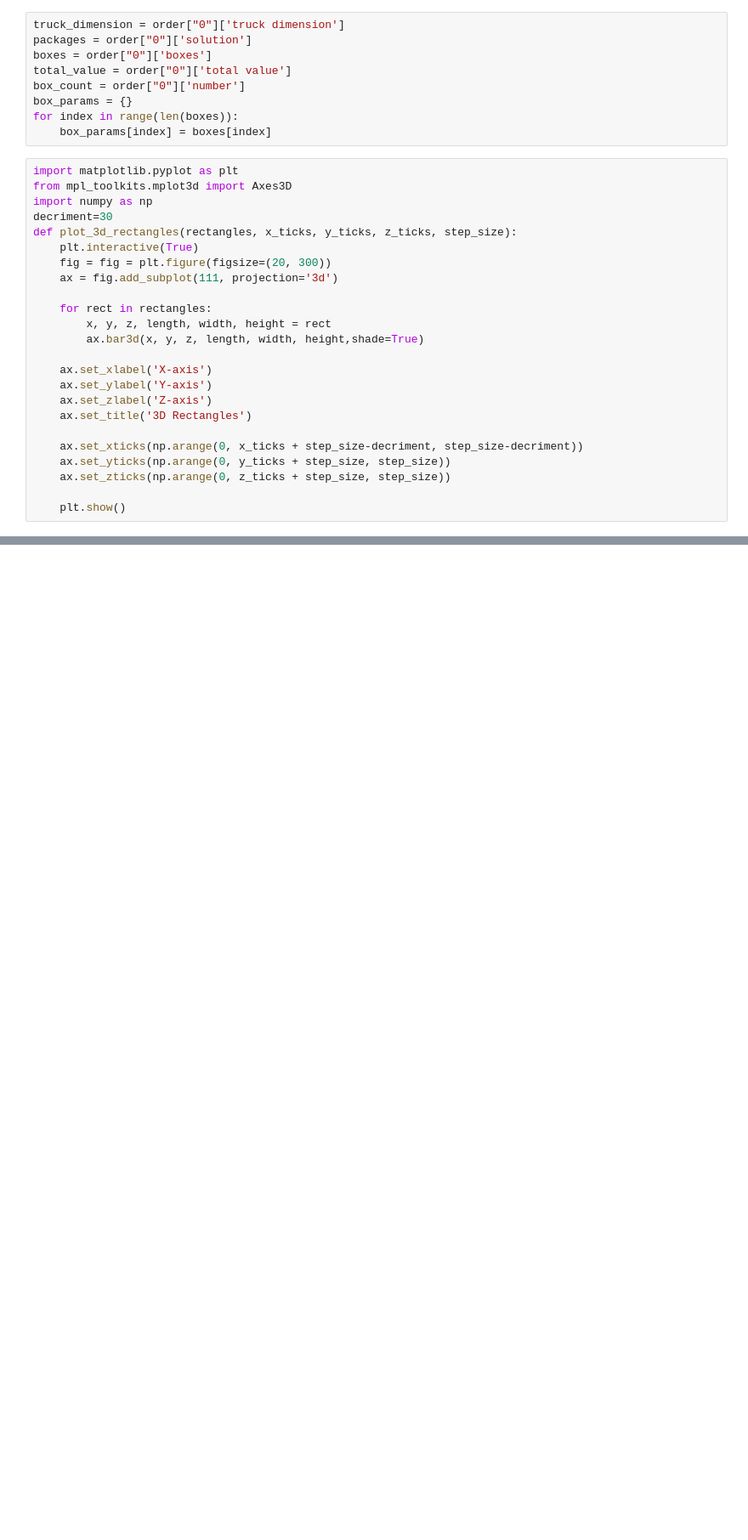
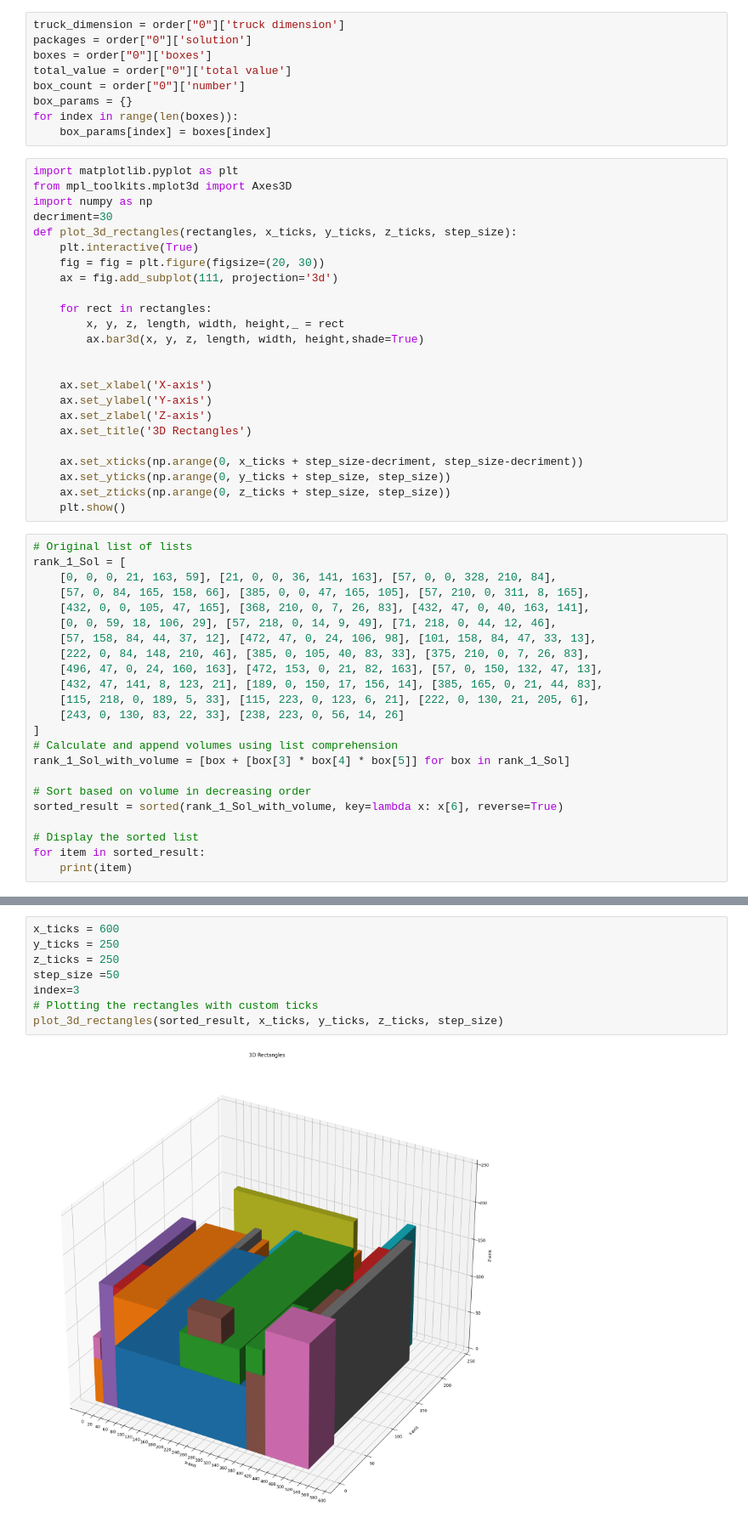
Before and after one commit to mahboobelahi/CLP, a Jupyter notebook: Tests.ipynb, the cells around one changed output, grey strips where cells are left out. Shown: that part at 85% size. Cells and saved outputs as stored; diff of their text form; blank space fills up the shorter version.

```diff
--- a/Tests.ipynb
+++ b/Tests.ipynb
@@ -142,12 +106,13 @@ import numpy as np
 decriment=30
 def plot_3d_rectangles(rectangles, x_ticks, y_ticks, z_ticks, step_size):
     plt.interactive(True)
-    fig = fig = plt.figure(figsize=(20, 300))
+    fig = fig = plt.figure(figsize=(20, 30))
     ax = fig.add_subplot(111, projection='3d')
 
     for rect in rectangles:
-        x, y, z, length, width, height = rect
+        x, y, z, length, width, height,_ = rect
         ax.bar3d(x, y, z, length, width, height,shade=True)
+
 
     ax.set_xlabel('X-axis')
     ax.set_ylabel('Y-axis')
@@ -157,5 +122,27 @@ def plot_3d_rectangles(rectangles, x_ticks, y_ticks, z_ticks, step_size):
     ax.set_xticks(np.arange(0, x_ticks + step_size-decriment, step_size-decriment))
     ax.set_yticks(np.arange(0, y_ticks + step_size, step_size))
     ax.set_zticks(np.arange(0, z_ticks + step_size, step_size))
-
     plt.show()
+# %%
+# Original list of lists
+rank_1_Sol = [
+    [0, 0, 0, 21, 163, 59], [21, 0, 0, 36, 141, 163], [57, 0, 0, 328, 210, 84],
+    [57, 0, 84, 165, 158, 66], [385, 0, 0, 47, 165, 105], [57, 210, 0, 311, 8, 165],
+    [432, 0, 0, 105, 47, 165], [368, 210, 0, 7, 26, 83], [432, 47, 0, 40, 163, 141],
+    [0, 0, 59, 18, 106, 29], [57, 218, 0, 14, 9, 49], [71, 218, 0, 44, 12, 46],
+    [57, 158, 84, 44, 37, 12], [472, 47, 0, 24, 106, 98], [101, 158, 84, 47, 33, 13],
+    [222, 0, 84, 148, 210, 46], [385, 0, 105, 40, 83, 33], [375, 210, 0, 7, 26, 83],
+    [496, 47, 0, 24, 160, 163], [472, 153, 0, 21, 82, 163], [57, 0, 150, 132, 47, 13],
+    [432, 47, 141, 8, 123, 21], [189, 0, 150, 17, 156, 14], [385, 165, 0, 21, 44, 83],
+    [115, 218, 0, 189, 5, 33], [115, 223, 0, 123, 6, 21], [222, 0, 130, 21, 205, 6],
+    [243, 0, 130, 83, 22, 33], [238, 223, 0, 56, 14, 26]
+]
+# Calculate and append volumes using list comprehension
+rank_1_Sol_with_volume = [box + [box[3] * box[4] * box[5]] for box in rank_1_Sol]
+
+# Sort based on volume in decreasing order
+sorted_result = sorted(rank_1_Sol_with_volume, key=lambda x: x[6], reverse=True)
+
+# Display the sorted list
+for item in sorted_result:
+    print(item)
@@ -161,0 +151,10 @@ def plot_3d_rectangles(rectangles, x_ticks, y_ticks, z_ticks, step_size):
+# %%
+x_ticks = 600
+y_ticks = 250
+z_ticks = 250
+step_size =50
+index=3
+# Plotting the rectangles with custom ticks
+plot_3d_rectangles(sorted_result, x_ticks, y_ticks, z_ticks, step_size)
+# %% [output]
+[figure, added]
```
Also changed, not shown: parts of 5 cells of this notebook, 2 other files.
